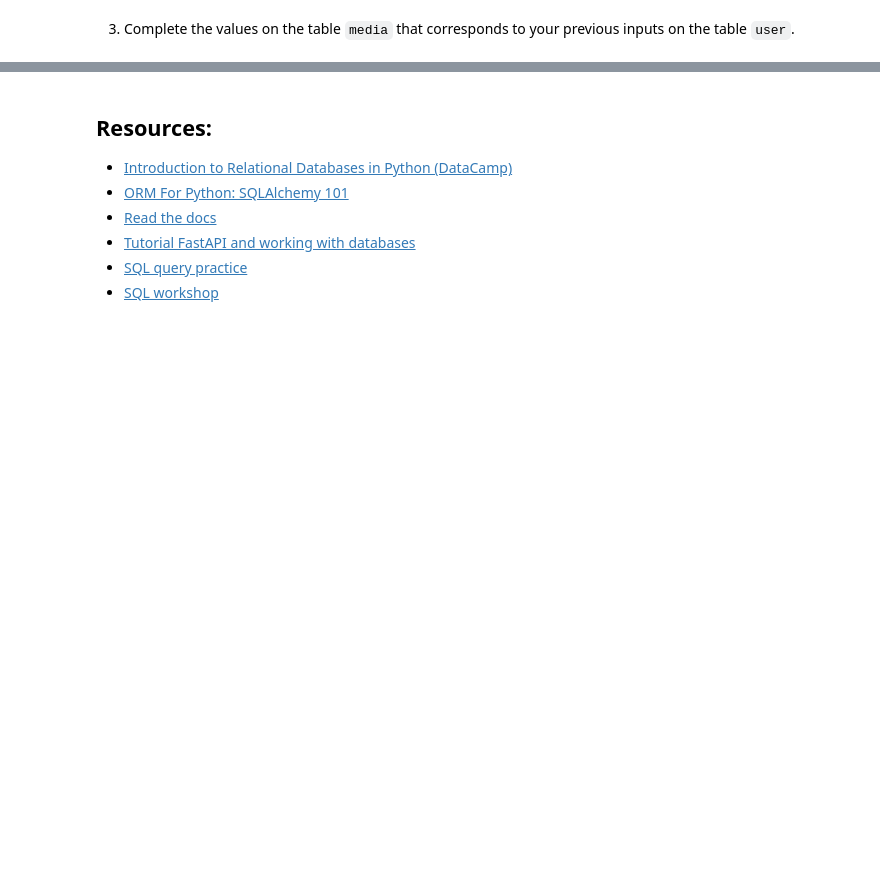
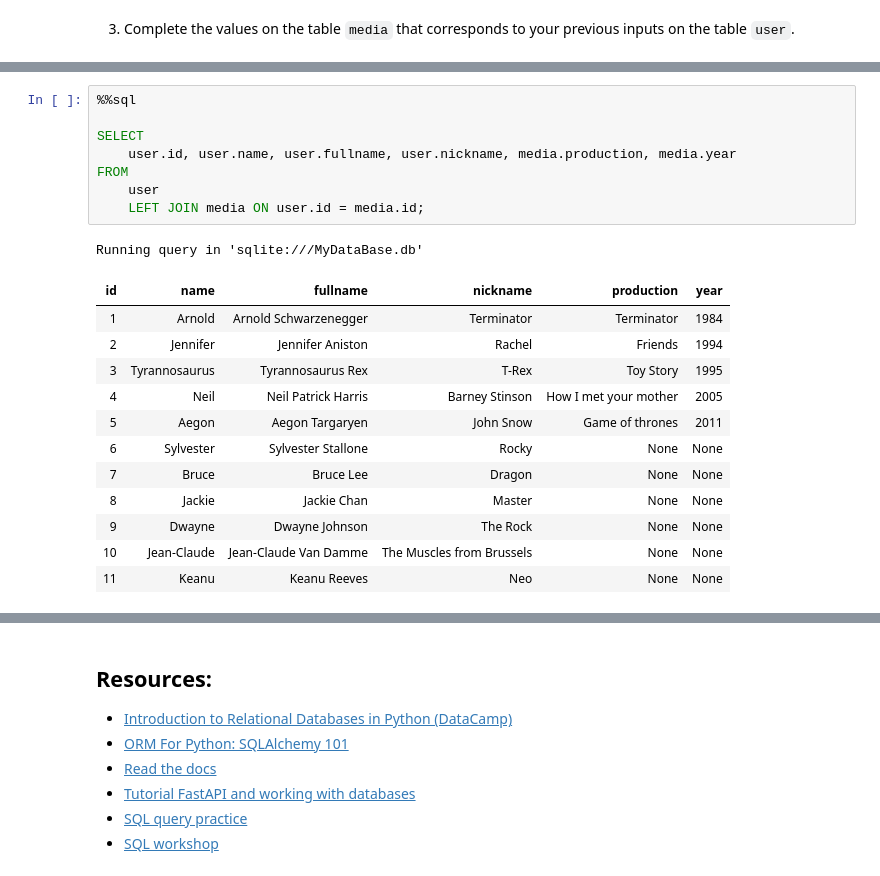
Before and after one commit to MrBroma/LGG-Thomas4, a Jupyter notebook: 02-TheHill/DatabasesIntro/01-SQL/03-sql-alchemy.ipynb, the cells around one changed output, grey strips where cells are left out. Drawn from its saved outputs; the diff is of its cells as text; blank space fills up the shorter version.

```diff
--- a/02-TheHill/DatabasesIntro/01-SQL/03-sql-alchemy.ipynb
+++ b/02-TheHill/DatabasesIntro/01-SQL/03-sql-alchemy.ipynb
@@ -389,3 +396,25 @@ Running query in 'sqlite:///MyDataBase.db'
+# %%
+%%sql
+
+SELECT
+    user.id, user.name, user.fullname, user.nickname, media.production, media.year
+FROM
+    user
+    LEFT JOIN media ON user.id = media.id;
+# %% [output]
+Running query in 'sqlite:///MyDataBase.db'
+| id | name | fullname | nickname | production | year |
+| 1 | Arnold | Arnold Schwarzenegger | Terminator | Terminator | 1984 |
+| 2 | Jennifer | Jennifer Aniston | Rachel | Friends | 1994 |
+| 3 | Tyrannosaurus | Tyrannosaurus Rex | T-Rex | Toy Story | 1995 |
+| 4 | Neil | Neil Patrick Harris | Barney Stinson | How I met your mother | 2005 |
+| 5 | Aegon | Aegon Targaryen | John Snow | Game of thrones | 2011 |
+| 6 | Sylvester | Sylvester Stallone | Rocky | None | None |
+| 7 | Bruce | Bruce Lee | Dragon | None | None |
+| 8 | Jackie | Jackie Chan | Master | None | None |
+| 9 | Dwayne | Dwayne Johnson | The Rock | None | None |
+| 10 | Jean-Claude | Jean-Claude Van Damme | The Muscles from Brussels | None | None |
+| 11 | Keanu | Keanu Reeves | Neo | None | None |
 # %% [markdown]
 ### Well done! Now you have more tools as part of your skillset!
 
```
Also changed, not shown: parts of 10 cells of this notebook, 6 other files.
